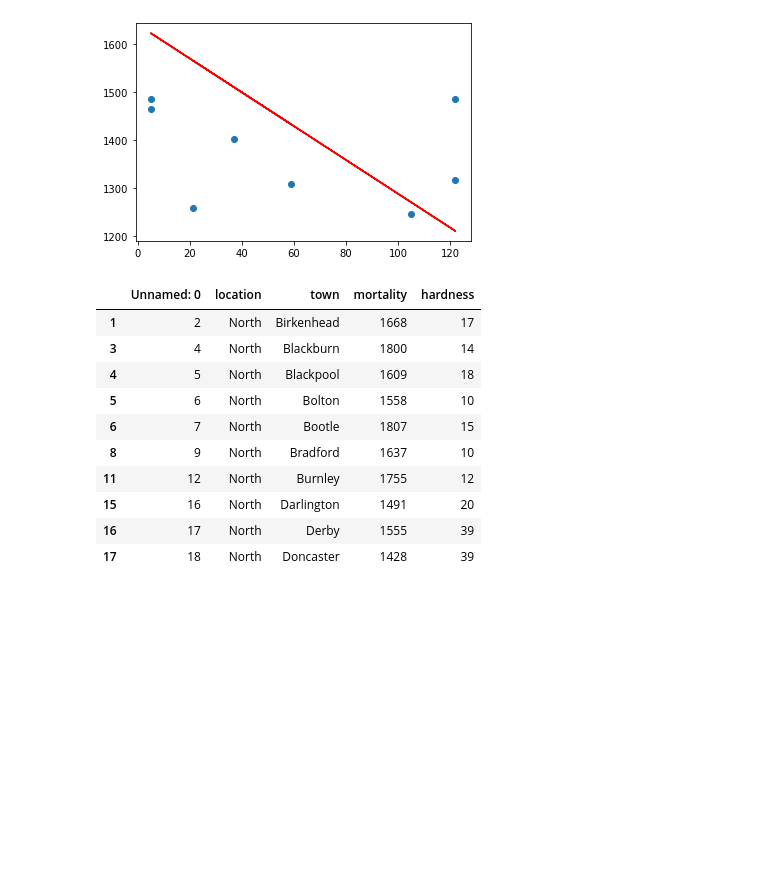
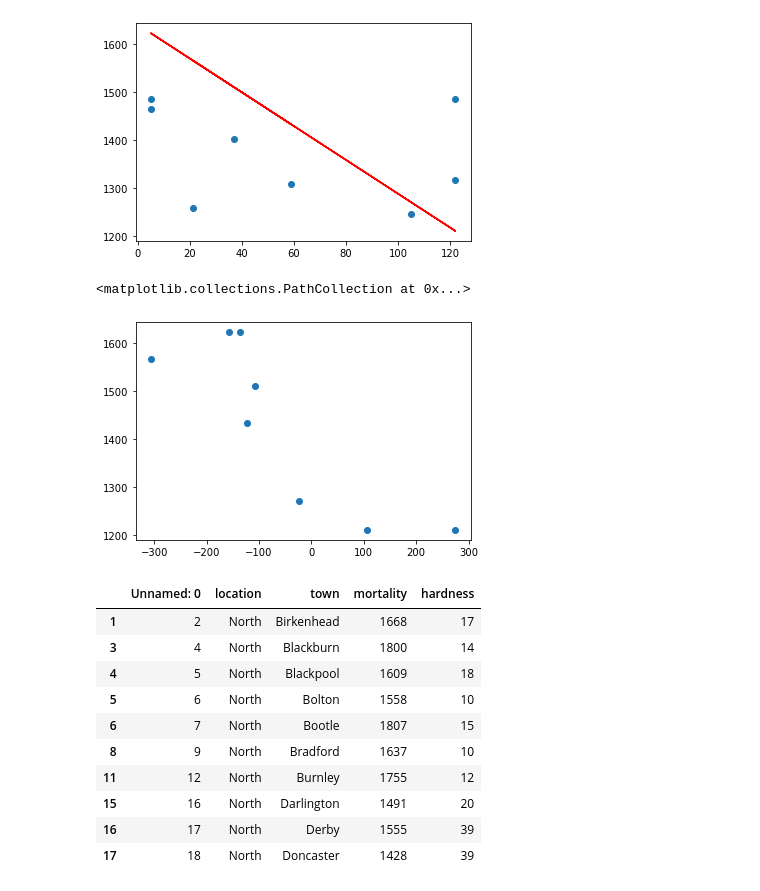
Before and after one commit to AnikanovDB/PYDA-19-hw, a Jupyter notebook: Stat_DZ_4.ipynb, the cells around one changed output. Drawn from its saved outputs; the diff is of its cells as text; code cells hidden in the pictures; blank space fills up the shorter version.

```diff
--- a/Stat_DZ_4.ipynb
+++ b/Stat_DZ_4.ipynb
@@ -144,6 +149,11 @@ plt.plot(X_test, y_pred, c='r')
 # %% [output]
 [<matplotlib.lines.Line2D at 0x...>]
 [figure]
+# %%
+plt.scatter(y_test-y_pred,y_pred)
+# %% [output]
+<matplotlib.collections.PathCollection at 0x...>
+[figure, added]
 # %%
 # Cевер
 # %%
```
Also changed, not shown: parts of 2 cells of this notebook.
